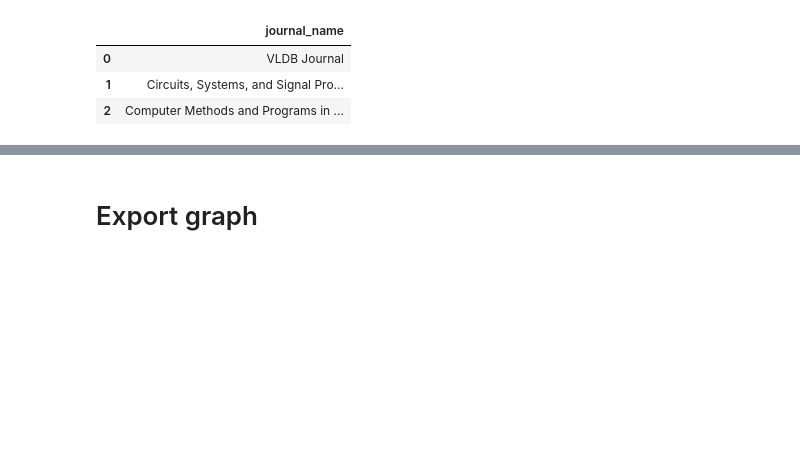
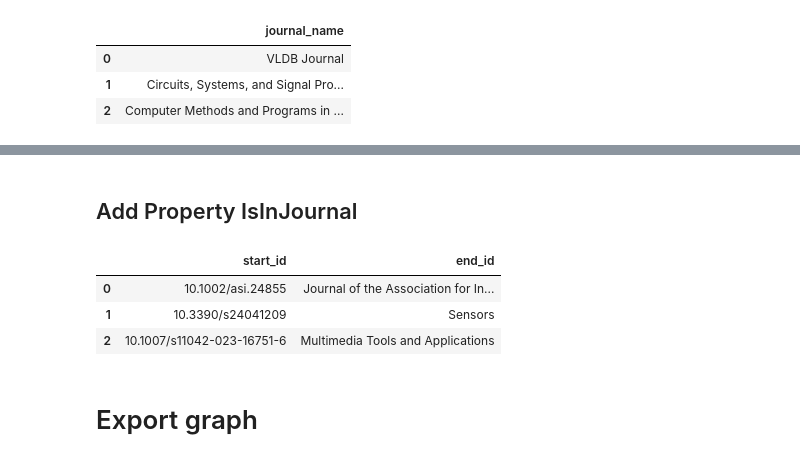
Before and after one commit to Ziyong-Zhang/SDM_lab2, a Jupyter notebook: scripts/SDM_Lab2_Abox.ipynb, the cells around one changed output, grey strips where cells are left out. Drawn from its saved outputs; the diff is of its cells as text; code cells hidden in the pictures; blank space fills up the shorter version.

```diff
--- a/scripts/SDM_Lab2_Abox.ipynb
+++ b/scripts/SDM_Lab2_Abox.ipynb
@@ -513,0 +595,9 @@ Journal_process(dataframes['journal'])
+# %% [markdown]
+## Add Property IsInJournal
+# %%
+dataframes['paper_belong_to_journal'].head(3)
+# %% [output]
+|  | start_id | end_id |
+| 0 | 10.1002/asi.24855 | Journal of the Association for In... |
+| 1 | 10.3390/s24041209 | Sensors |
+| 2 | 10.1007/s11042-023-16751-6 | Multimedia Tools and Applications |
```
Also changed, not shown: parts of 21 cells of this notebook, 1 other file.
